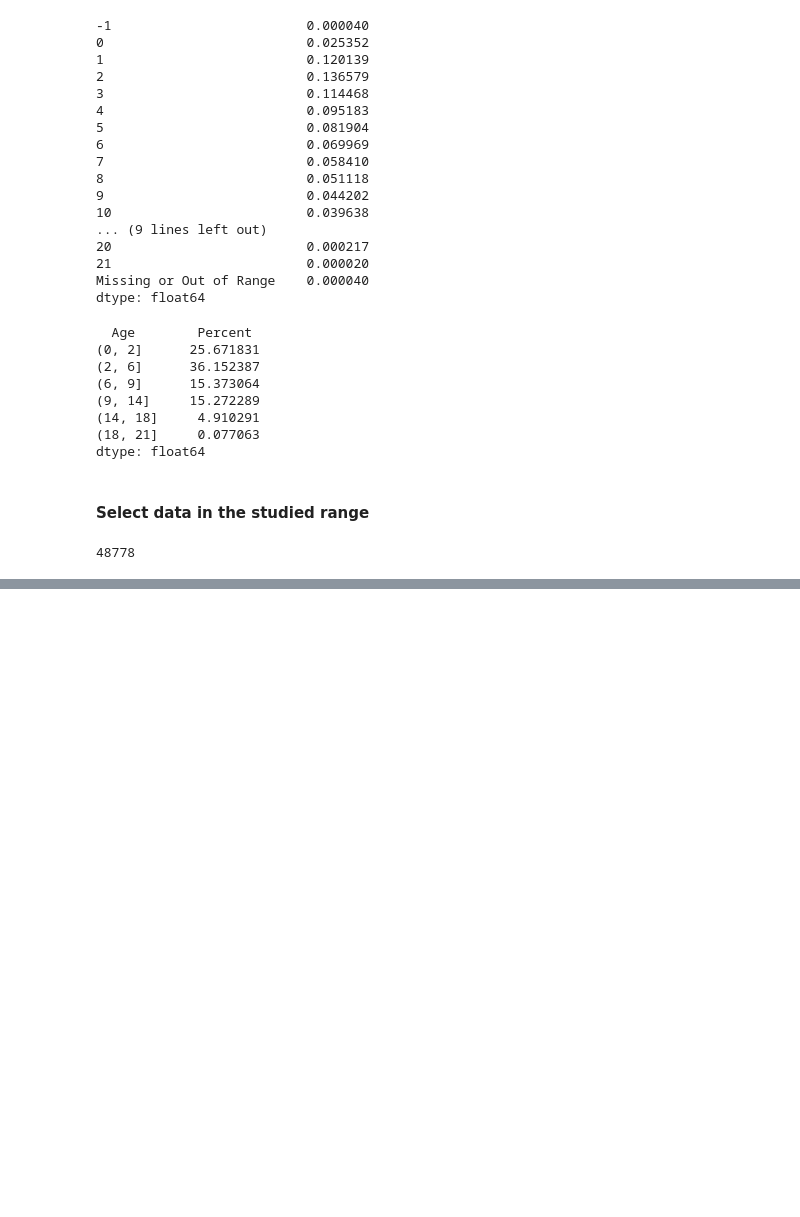
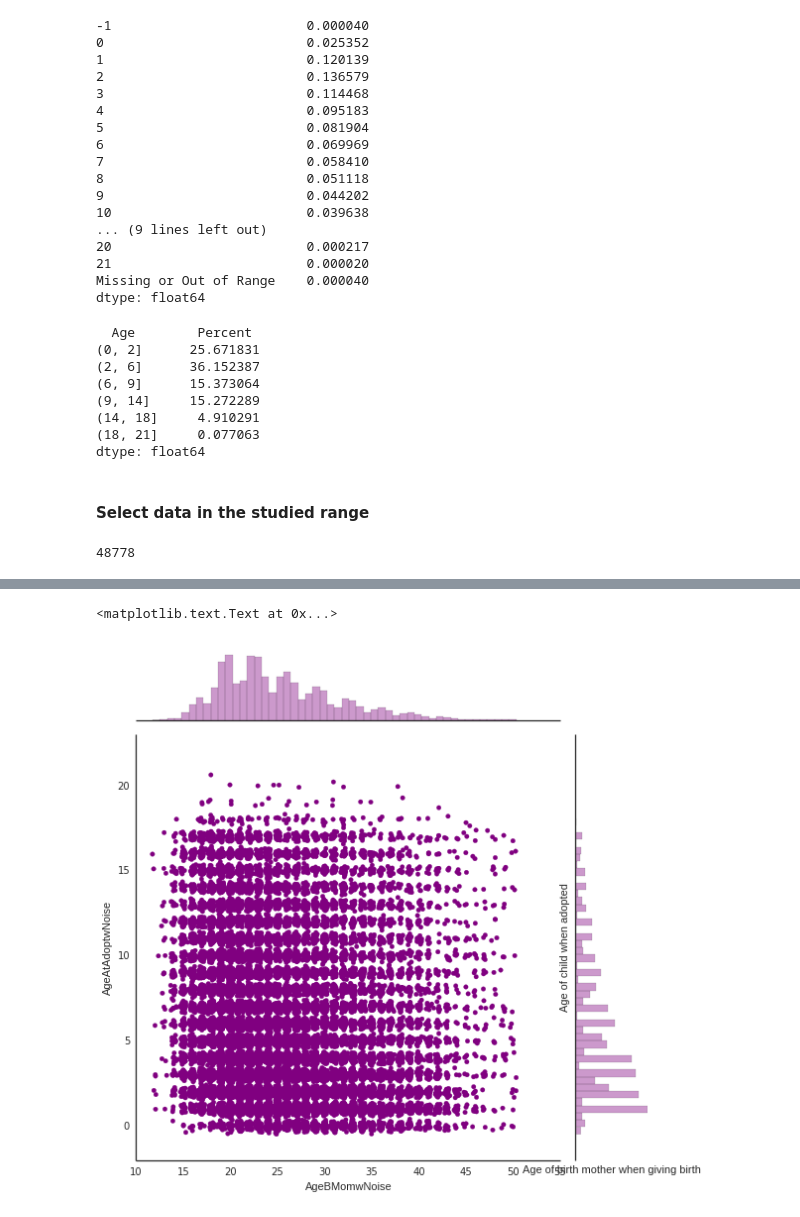
Before and after one commit to jlantos/Adoption, a Jupyter notebook: Adoption_age.ipynb, the cells around one changed output, grey strips where cells are left out. Drawn from its saved outputs; the diff is of its cells as text; code cells hidden in the pictures; blank space fills up the shorter version.

```diff
--- a/Adoption_age.ipynb
+++ b/Adoption_age.ipynb
@@ -137,0 +170,5 @@ plt.xlabel('Age')
+# %%
+# Add Gaussian noise to each point for better visualisation
+df_age_int['AgeBMomwNoise'] = df_age_int['AgeBMom'] + np.random.normal(0, 0.15, len(df_age_int['AgeBMom']))
+df_age_int['AgeAtAdoptwNoise'] = df_age_int['AgeAtAdopt'] + np.random.normal(0, 0.15, len(df_age_int['AgeBMom']))
+df_age_int.head()
@@ -137,0 +182,8 @@ plt.xlabel('Age')
+# %%
+g2 = sns.jointplot(df_age_int['AgeBMomwNoise'], df_age_int['AgeAtAdoptwNoise'], stat_func = None,
+                   kind="scatter", color="purple", xlim=(10, 55), ylim = (-2, 23), size=8)
+plt.xlabel('Age of birth mother when giving birth')
+plt.ylabel('Age of child when adopted')
+# %% [output]
+<matplotlib.text.Text at 0x...>
+[figure, added]
```
Also changed, not shown: parts of 11 cells of this notebook.
